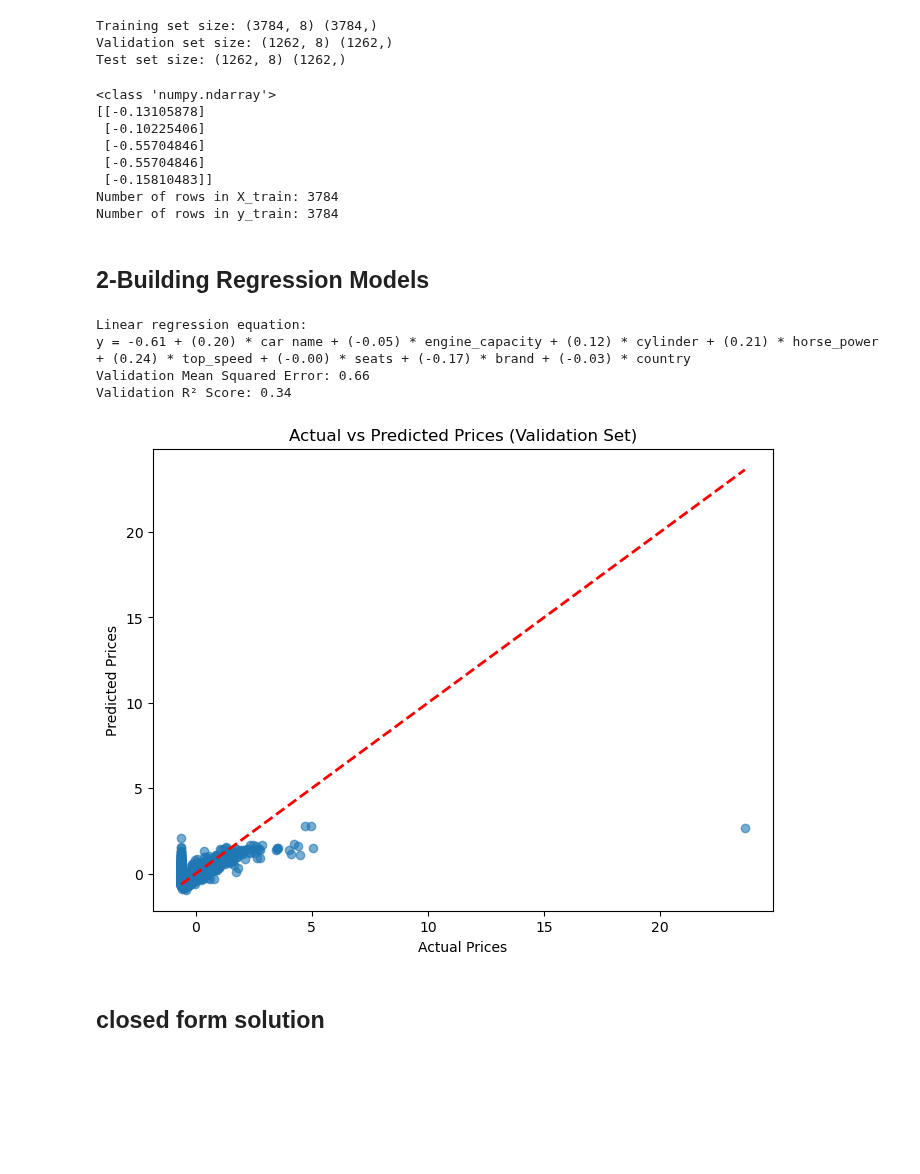
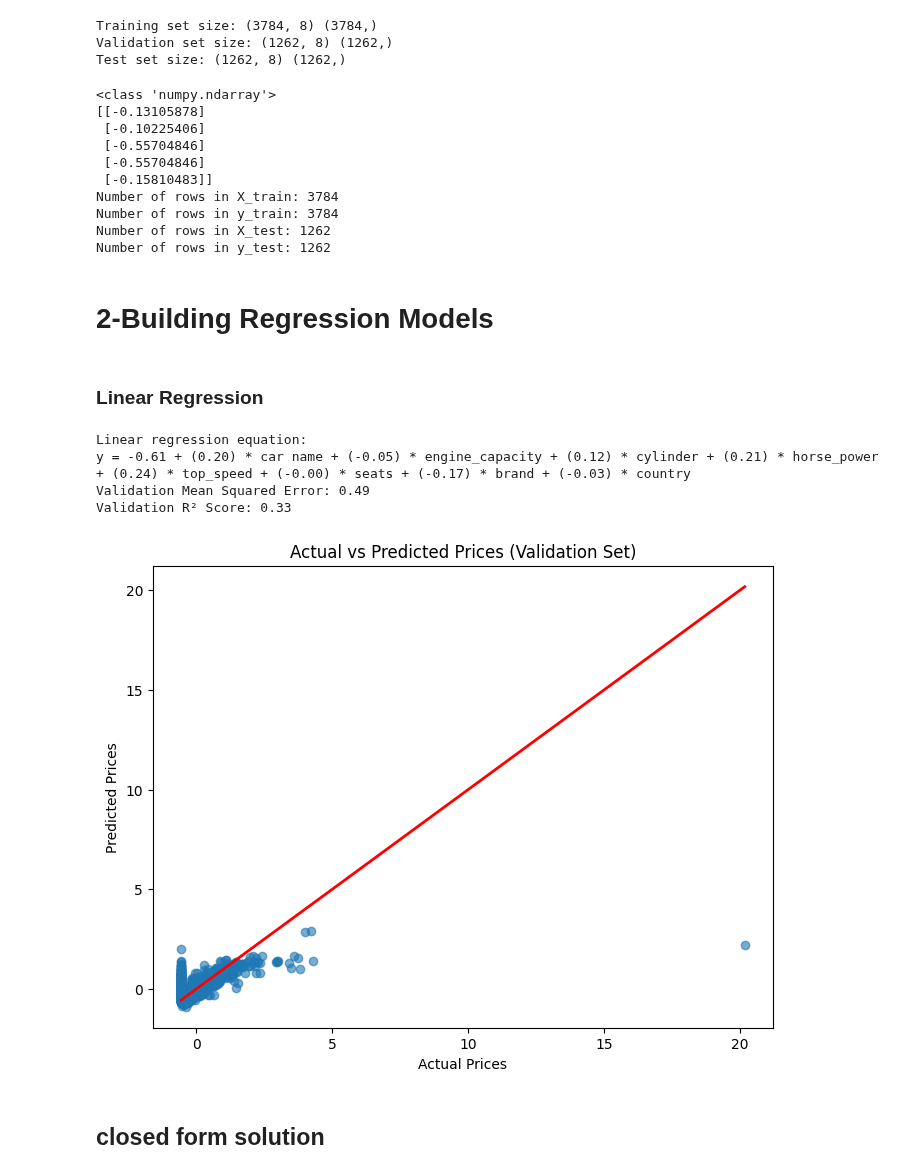
Before and after one commit to sondosshahin/Machine-Learning-Project-Regression-Analysis-and-Model-Selection-, a Jupyter notebook: notebook00f1b01f89.ipynb, the cells around one changed output. Drawn from its saved outputs; the diff is of its cells as text; code cells hidden in the pictures; blank space fills up the shorter version.

```diff
--- a/notebook00f1b01f89.ipynb
+++ b/notebook00f1b01f89.ipynb
@@ -332,31 +332,39 @@ Training set size: (3784, 8) (3784,)
 Validation set size: (1262, 8) (1262,)
 Test set size: (1262, 8) (1262,)
 # %%
-from sklearn.preprocessing import MinMaxScaler
+from sklearn.preprocessing import StandardScaler
+import numpy as np
 
+# Define columns to normalize
 columns_to_normalize = ['top_speed', 'horse_power', 'car name', 'engine_capacity', 'brand', 'country']
 scaler_standard = StandardScaler()
-# Initialize the MinMaxScaler
-scaler_minmax = MinMaxScaler()
 
-# Apply MinMax scaling to the features
+# Fit the scaler on the training data and transform it
 X_train[columns_to_normalize] = scaler_standard.fit_transform(X_train[columns_to_normalize])
-X_val[columns_to_normalize] = scaler_standard.fit_transform(X_val[columns_to_normalize])
 
-# Ensure y_train and y_val are NumPy arrays and reshape them
+# Use the already fitted scaler to transform the validation data
+X_val[columns_to_normalize] = scaler_standard.transform(X_val[columns_to_normalize])
+
+# Use the already fitted scaler to transform the test data
+X_test[columns_to_normalize] = scaler_standard.transform(X_test[columns_to_normalize])
+
+# Ensure the target variables (y_train, y_val, y_test) are NumPy arrays and reshape
 y_train = np.array(y_train).reshape(-1, 1)
 y_val = np.array(y_val).reshape(-1, 1)
+y_test = np.array(y_test).reshape(-1, 1)
 
-# Apply MinMax scaling to the target (y_train)
+# Apply standardization to the target variables using the fitted scaler
 y_train = scaler_standard.fit_transform(y_train)
-y_val = scaler_standard.fit_transform(y_val)
+y_val = scaler_standard.transform(y_val)
+y_test = scaler_standard.transform(y_test)
 
-# Print types to check if the transformations are applied correctly
-print(type(y_train))  # Should show <class 'numpy.ndarray'>
-print(y_train[:5])  # Show the first 5 rows of the scaled y_train
-
+# Output the result
+print(type(y_train))
+print(y_train[:5])
 print("Number of rows in X_train:", X_train.shape[0])
 print("Number of rows in y_train:", y_train.shape[0])
+print("Number of rows in X_test:", X_test.shape[0])
+print("Number of rows in y_test:", y_test.shape[0])
 # %% [output]
 <class 'numpy.ndarray'>
 [[-0.13105878]
@@ -366,8 +374,12 @@ print("Number of rows in y_train:", y_train.shape[0])
  [-0.15810483]]
 Number of rows in X_train: 3784
 Number of rows in y_train: 3784
+Number of rows in X_test: 1262
+Number of rows in y_test: 1262
 # %% [markdown]
-## 2-Building Regression Models
+# 2-Building Regression Models
+# %% [markdown]
+### Linear Regression
 # %%
 import numpy as np
 import matplotlib.pyplot as plt
@@ -379,37 +391,37 @@ model.fit(X_train, y_train)
 
 coefficients = model.coef_
 intercept = model.intercept_
 
 # Check if intercept is an array and handle it
 if isinstance(intercept, np.ndarray):
     intercept = intercept[0]  # Extract the first intercept if it's an array
 
 print("Linear regression equation:")
 equation = f"y = {intercept:.2f} "
 for i, coef in enumerate(coefficients[0]):  # Use coefficients[0] for single target variable
     equation += f"+ ({coef:.2f}) * {X_train.columns[i]} "
 print(equation)
 
 y_val_pred = model.predict(X_val)
 
 mse = mean_squared_error(y_val, y_val_pred)
 r2 = r2_score(y_val, y_val_pred)
 print(f"Validation Mean Squared Error: {mse:.2f}")
 print(f"Validation R² Score: {r2:.2f}")
 
 plt.figure(figsize=(8, 6))
 plt.scatter(y_val, y_val_pred, alpha=0.6)
-plt.plot([y_val.min(), y_val.max()], [y_val.min(), y_val.max()], color='red', linestyle='--', linewidth=2)
+plt.plot([y_val.min(), y_val.max()], [y_val.min(), y_val.max()], color='red', linestyle='-', linewidth=2)
 plt.xlabel("Actual Prices")
 plt.ylabel("Predicted Prices")
 plt.title("Actual vs Predicted Prices (Validation Set)")
 plt.show()
 # %% [output]
 Linear regression equation:
 y = -0.61 + (0.20) * car name + (-0.05) * engine_capacity + (0.12) * cylinder + (0.21) * horse_power + (0.24) * top_speed + (-0.00) * seats + (-0.17) * brand + (-0.03) * country
-Validation Mean Squared Error: 0.66
-Validation R² Score: 0.34
+Validation Mean Squared Error: 0.49
+Validation R² Score: 0.33
-[figure, old version]
+[figure, new version]
 # %% [markdown]
 ## closed form solution
 # %% [markdown]
```
Also changed, not shown: parts of 8 cells of this notebook.
